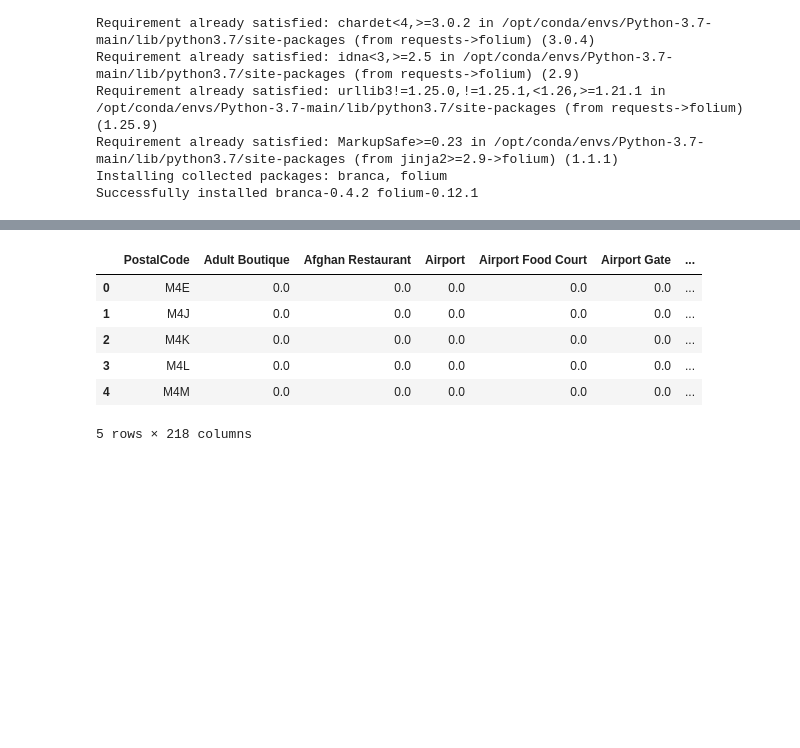
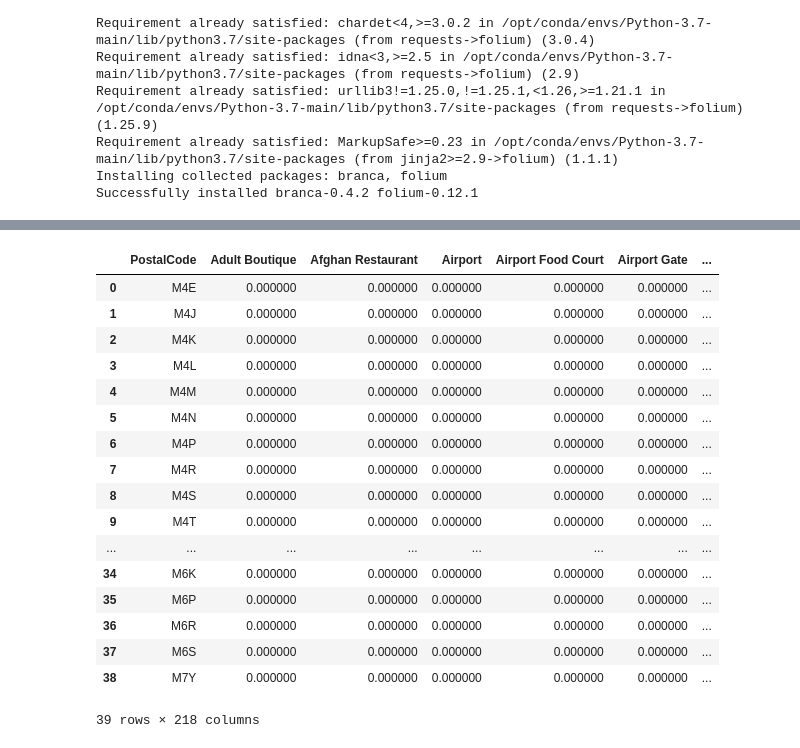
Before and after one commit to Guill3RL/Coursera_Capstone, a Jupyter notebook: Coursera_Capstone.ipynb, the cells around one changed output, grey strips where cells are left out. Drawn from its saved outputs; the diff is of its cells as text; code cells hidden in the pictures; blank space fills up the shorter version.

```diff
--- a/Coursera_Capstone.ipynb
+++ b/Coursera_Capstone.ipynb
@@ -210,13 +210,24 @@ toronto_venues_df = getNearbyVenues(postal_codes=toronto_subgroup_df['PostalCode
 # %%
 toronto_onehot_df = pd.get_dummies(toronto_venues_df[['Venue Category']], prefix="", prefix_sep="")
 toronto_onehot_df.insert(0,'PostalCode',toronto_venues_df['PostalCode'])
 toronto_grouped_df = toronto_onehot_df.groupby('PostalCode').mean().reset_index()
-toronto_grouped_df.head()
+toronto_grouped_df
 # %% [output]
 |  | PostalCode | Adult Boutique | Afghan Restaurant | Airport | Airport Food Court | Airport Gate | ... |
-| 0 | M4E | 0.0 | 0.0 | 0.0 | 0.0 | 0.0 | ... |
-| 1 | M4J | 0.0 | 0.0 | 0.0 | 0.0 | 0.0 | ... |
-| 2 | M4K | 0.0 | 0.0 | 0.0 | 0.0 | 0.0 | ... |
-| 3 | M4L | 0.0 | 0.0 | 0.0 | 0.0 | 0.0 | ... |
-| 4 | M4M | 0.0 | 0.0 | 0.0 | 0.0 | 0.0 | ... |
+| 0 | M4E | 0.000000 | 0.000000 | 0.000000 | 0.000000 | 0.000000 | ... |
+| 1 | M4J | 0.000000 | 0.000000 | 0.000000 | 0.000000 | 0.000000 | ... |
+| 2 | M4K | 0.000000 | 0.000000 | 0.000000 | 0.000000 | 0.000000 | ... |
+| 3 | M4L | 0.000000 | 0.000000 | 0.000000 | 0.000000 | 0.000000 | ... |
+| 4 | M4M | 0.000000 | 0.000000 | 0.000000 | 0.000000 | 0.000000 | ... |
+| 5 | M4N | 0.000000 | 0.000000 | 0.000000 | 0.000000 | 0.000000 | ... |
+| 6 | M4P | 0.000000 | 0.000000 | 0.000000 | 0.000000 | 0.000000 | ... |
+| 7 | M4R | 0.000000 | 0.000000 | 0.000000 | 0.000000 | 0.000000 | ... |
+| 8 | M4S | 0.000000 | 0.000000 | 0.000000 | 0.000000 | 0.000000 | ... |
+| 9 | M4T | 0.000000 | 0.000000 | 0.000000 | 0.000000 | 0.000000 | ... |
+| ... | ... | ... | ... | ... | ... | ... | ... |
+| 34 | M6K | 0.000000 | 0.000000 | 0.000000 | 0.000000 | 0.000000 | ... |
+| 35 | M6P | 0.000000 | 0.000000 | 0.000000 | 0.000000 | 0.000000 | ... |
+| 36 | M6R | 0.000000 | 0.000000 | 0.000000 | 0.000000 | 0.000000 | ... |
+| 37 | M6S | 0.000000 | 0.000000 | 0.000000 | 0.000000 | 0.000000 | ... |
+| 38 | M7Y | 0.000000 | 0.000000 | 0.000000 | 0.000000 | 0.000000 | ... |
-5 rows × 218 columns
+39 rows × 218 columns
```
